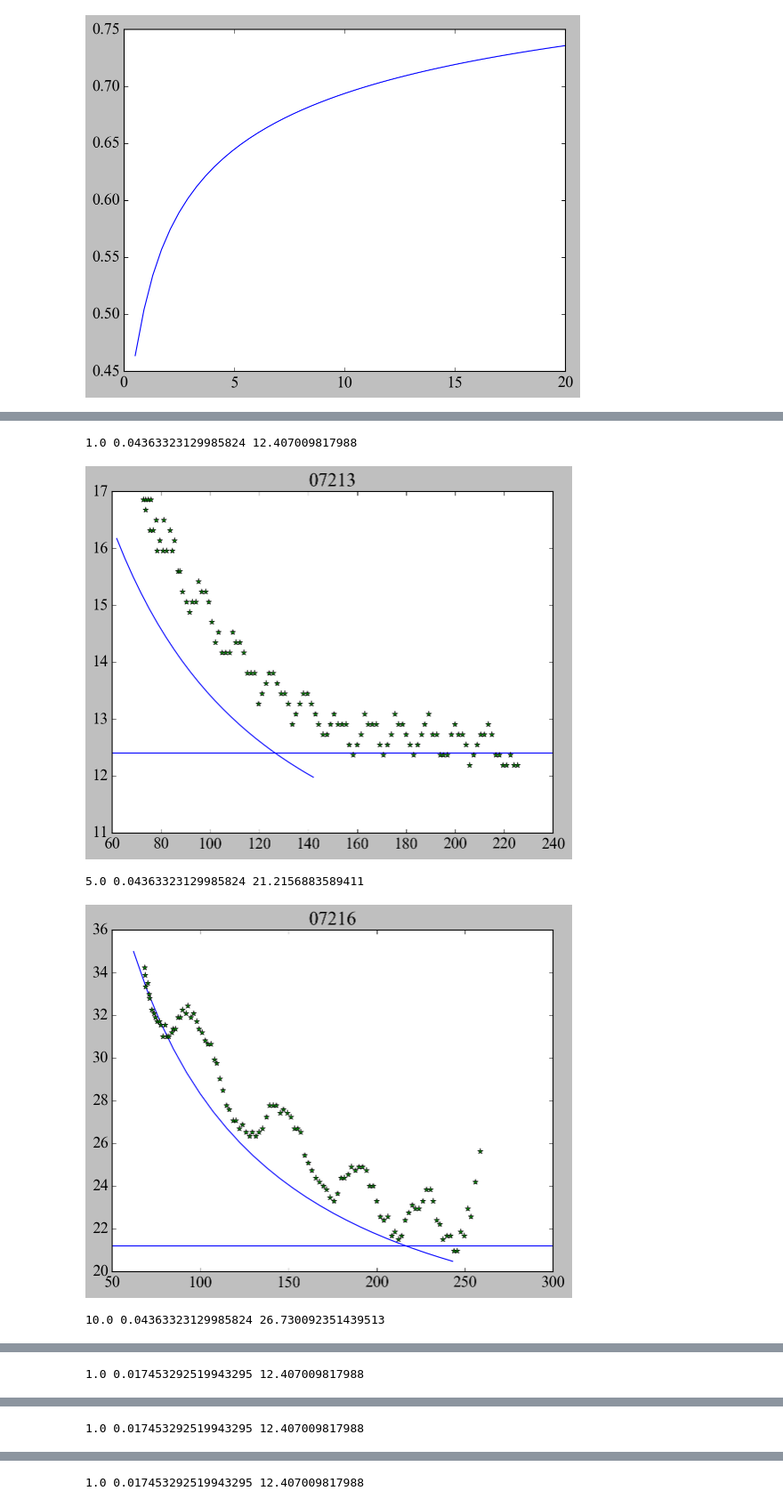
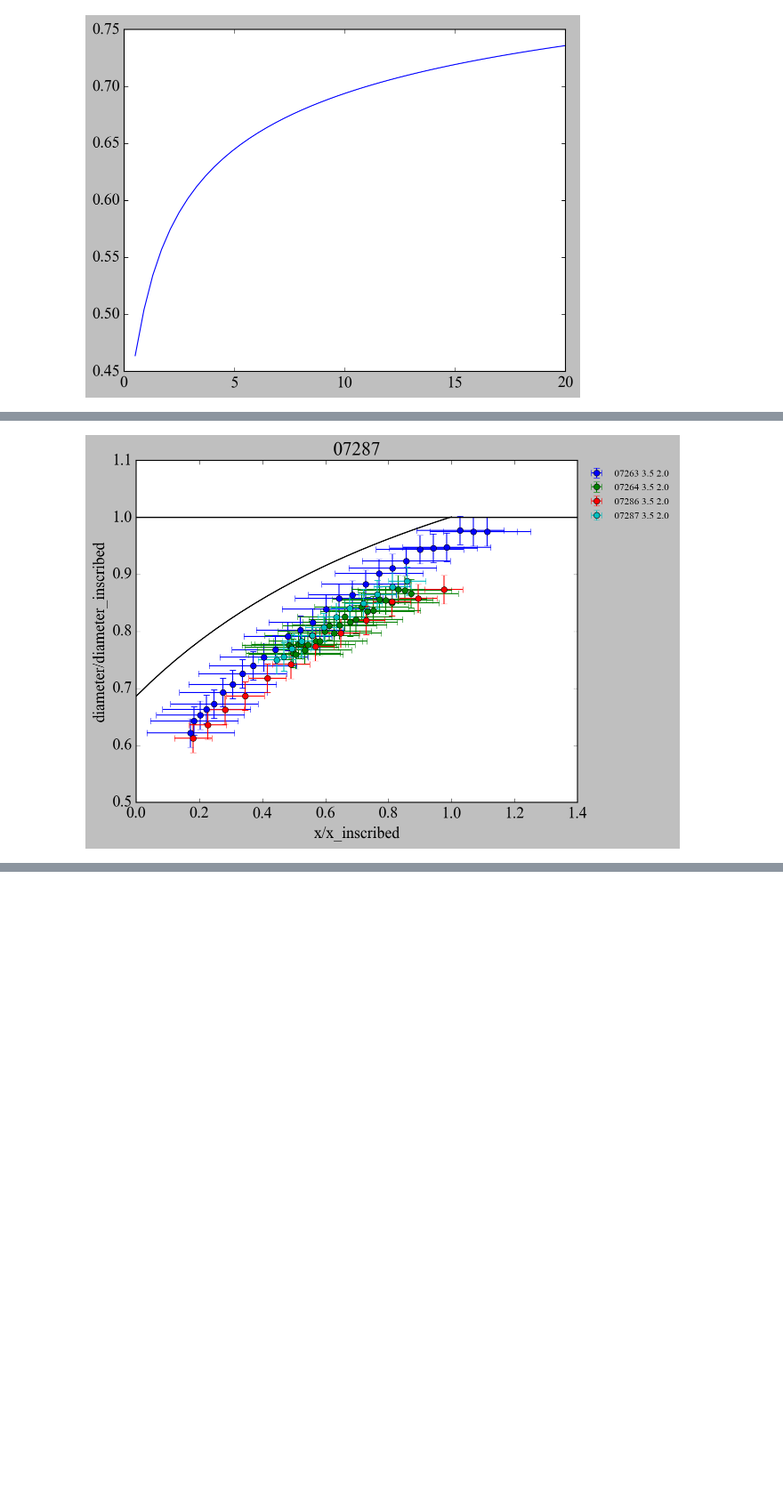
Before and after one commit to loganjt/DropletJumpWedge, a Jupyter notebook: Repos_Data/plotter_notebook.ipynb, the cells around one changed output, grey strips where cells are left out. Shown: that part at 89% size. Saved outputs shown, nothing was run; the diff lists cells and outputs as text; code cells hidden in the pictures; blank space fills up the shorter version.

Commit message:
re-processed some data

```diff
--- a/Repos_Data/plotter_notebook.ipynb
+++ b/Repos_Data/plotter_notebook.ipynb
@@ -216,16 +216,13 @@ xi_norm = normalized_variables(meta,data,location)
 # %% [markdown]
 Looks like theres a linear trend of velocity wrt the capillary confinement parameter, linear regression looks nice.
 # %%
-xi_vector = np.zeros(n_files-1)
-v_vector = np.zeros(n_files-1)
+xi_vector = np.zeros(n_files)
+v_vector = np.zeros(n_files)
 i = int(0)
 for key in xi_norm:
-    if key != '07261':
-        xi_vector[i] = xi_norm[key]
-        v_vector[i] = v_norm[key]
-        i=i+1
-    else:
-         print()
+    xi_vector[i] = xi_norm[key]
+    v_vector[i] = v_norm[key]
+    i=i+1
 fit = np.polyfit(xi_vector,v_vector,1)
 fit_fn = np.poly1d(fit)
 # %% [markdown]
@@ -467,41 +491,49 @@ Finished
 # %%
-def plot_diameter(data,meta):
+def plot_diameter(data,meta,error_diameter,error_x):
     for key in sorted(meta):
-        if 1 == 1:
+        if meta[key]['Angle'] == 3.5 and meta[key]['Volume'] == 2.0:
             V = meta[key]['Volume']
             alpha = (meta[key]['Angle']/2)*(math.pi/180)
             d_exit = ((3000*V)/(4*math.pi))**(1/3)*2
-            print(str(V)+' '+str(alpha)+' '+str(d_exit))
+            x_start = 5.4/math.tan(2*alpha)
+            x_inscribed = (d_exit/2)/math.tan(alpha)
+            #print(str(V)+' '+str(alpha)+' '+str(d_exit))
             back = data[key]['back']
             front = data[key]['front']
             xave = data[key]['average']
 
             diameter_exp = front-back
             n = np.size(diameter_exp[1:-1])
             ws1 = int(np.floor(n/2)*2-1)
             ws2 = ws1-2
             ws3 = int(np.floor((ws2/2)/2)*2-1)
             ws4 = int(np.floor((ws3/2)/2)*2-1)
             d_filt1 = signal.savgol_filter(diameter_exp[1:-1],ws1,3)
             d_filt2 = signal.savgol_filter(d_filt1,ws2,3)
             d_filt3 = signal.savgol_filter(d_filt2,ws3,3)
             d_filt4 = signal.savgol_filter(d_filt3,ws3,3)
 
-            plt.axhline(d_exit)
-            plt.plot(xave_theo[key],diameter[key],data[key]['average'][1:-1],\
-                     diameter_exp[1:-1],'*')
+
+            x_norm_theo = (xave_theo[key]-x_start)/(x_inscribed-x_start)
+            d_norm_theo = d_exit/diameter[key]
+            x_norm_exp = (data[key]['average'][10:-1]-x_start)/(x_inscribed-x_start)
+            d_norm_exp = d_exit/diameter_exp[10:-1]
+            plt.axhline(1,c='k')
+            label = key + ' ' +str(meta[key]['Angle']) + ' ' + str(meta[key]['Volume'])
+            plt.plot(x_norm_theo, d_norm_theo,c='k')
+            plt.errorbar(x_norm_exp[::4], d_norm_exp[::4], yerr=error_diameter[key],xerr=error_x[key],\
+                        fmt='o',label = label)
+            plt.legend(numpoints = 1,bbox_to_anchor=(1, 1),loc='upper left',frameon=False,fontsize=10)
             plt.title(key)
-            plt.show()
+            plt.xlabel('x/x_inscribed')
+            plt.ylabel('diameter/diameter_inscribed')
+
 
 
         else:
             diameter_exp = 0
 
-
-plot_diameter(data,meta)
+    plt.show()
+plot_diameter(data,meta,error_diameter,error_x)
 # %% [output]
-1.0 0.04363323129985824 12.407009817988
-[figure, old version]
+[figure, new version]
-5.0 0.04363323129985824 21.2156883589411
-[figure, removed]
-10.0 0.04363323129985824 26.730092351439513
@@ -509 +539,0 @@ plot_diameter(data,meta)
-1.0 0.017453292519943295 12.407009817988
@@ -511 +539,0 @@ plot_diameter(data,meta)
-1.0 0.017453292519943295 12.407009817988
@@ -513 +539,0 @@ plot_diameter(data,meta)
-1.0 0.017453292519943295 12.407009817988
```
Also changed, not shown: parts of 7 cells of this notebook, 49 other files.
